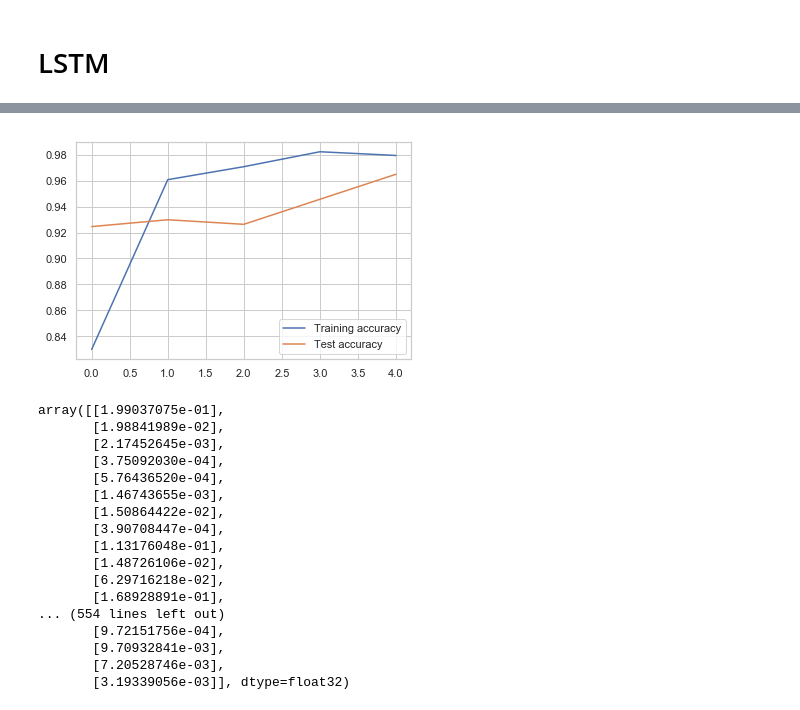
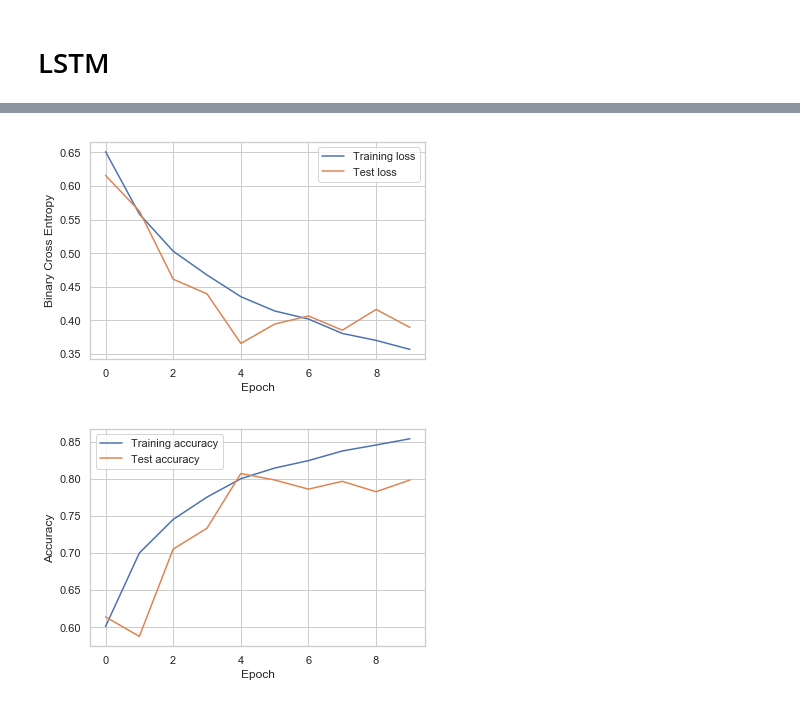
Before and after one commit to czhao39/exoplanet-detection, a Jupyter notebook: boxleastsquares_and_lstm.ipynb, the cells around one changed output, grey strips where cells are left out. Saved outputs shown, nothing was run; the diff lists cells and outputs as text; code cells hidden in the pictures.

Commit message:
Make LSTM much smaller; tweak some BLS stuff

```diff
--- a/boxleastsquares_and_lstm.ipynb
+++ b/boxleastsquares_and_lstm.ipynb
@@ -327,20 +332,24 @@ Confusion matrix:
 # %%
 import tensorflow as tf
 from tensorflow.keras.models import Sequential
-from tensorflow.keras.layers import LSTM, CuDNNLSTM, Dropout, Dense
+from tensorflow.keras.layers import Bidirectional, LSTM, CuDNNLSTM, Dense, Dropout, Activation
 from tensorflow.keras.optimizers import Adam
 
 model = Sequential([
 #     LSTM(16, input_shape=(x_train.shape[1], 1), dropout=0.2, recurrent_dropout=0.2),
-    tf.keras.layers.Bidirectional(tf.keras.layers.CuDNNLSTM(64, return_sequences=True)),
-    tf.keras.layers.Bidirectional(tf.keras.layers.CuDNNLSTM(16)),
-#     tf.keras.layers.Dense(32, activation='relu'),
-    tf.keras.layers.Dense(1, activation='sigmoid')
+#     Bidirectional(CuDNNLSTM(16, return_sequences=True)),
+    Bidirectional(CuDNNLSTM(4)),
+    Dense(4),
+    Dropout(0.5),
+    Dense(1),
+    Activation("sigmoid"),
 ])
-model.compile(optimizer=Adam(3e-4), loss='binary_crossentropy', metrics=['accuracy', tf.keras.metrics.FalseNegatives()])
+model.compile(optimizer=Adam(1e-3), loss='binary_crossentropy', metrics=['accuracy', tf.keras.metrics.FalseNegatives()])
 x_train_lstm = x_train_upsampled[:, :, np.newaxis]
 y_train_lstm = y_train_upsampled
 x_test_lstm = x_test[:, :, np.newaxis]
 y_test_lstm = y_test
+train_losses = []
+test_losses = []
 train_accuracies = []
 test_accuracies = []
@@ -355,6 +360,8 @@ N_EPOCHS = 5
 BATCH_SIZE = 32
 
 hist = model.fit(x_train_lstm, y_train_lstm, validation_data=(x_test_lstm, y_test_lstm), epochs=N_EPOCHS, batch_size=BATCH_SIZE)
+train_losses.extend(hist.history["loss"])
+test_losses.extend(hist.history["val_loss"])
 train_accuracies.extend(hist.history["acc"])
 test_accuracies.extend(hist.history["val_acc"])
 # %% [output]
@@ -376,8 +380,20 @@ Wall time: 15min 53s
-# %%
-plt.plot(train_accuracies, label="Training accuracy")
-plt.plot(test_accuracies, label="Test accuracy")
-plt.legend()
-plt.show()
-# %% [output]
-[figure, removed]
+# %%
+plt.plot(train_losses, label="Training loss")
+plt.plot(test_losses, label="Test loss")
+plt.xlabel("Epoch")
+plt.ylabel("Binary Cross Entropy")
+plt.legend()
+plt.savefig("lstm_loss.png", dpi=300, bbox_inches="tight")
+plt.show()
+
+plt.plot(train_accuracies, label="Training accuracy")
+plt.plot(test_accuracies, label="Test accuracy")
+plt.xlabel("Epoch")
+plt.ylabel("Accuracy")
+plt.legend()
+plt.savefig("lstm_accuracy.png", dpi=300, bbox_inches="tight")
+plt.show()
+# %% [output]
+[figure, added]
+[figure, added]
 # %%
@@ -385,20 +400,0 @@ lstm_test_preds = model.predict(x_test_lstm)
-# %%
-lstm_test_preds
-# %% [output]
-array([[1.99037075e-01],
-       [1.98841989e-02],
-       [2.17452645e-03],
-       [3.75092030e-04],
-       [5.76436520e-04],
-       [1.46743655e-03],
-       [1.50864422e-02],
-       [3.90708447e-04],
-       [1.13176048e-01],
-       [1.48726106e-02],
-       [6.29716218e-02],
-       [1.68928891e-01],
-... (554 lines left out)
-       [9.72151756e-04],
-       [9.70932841e-03],
-       [7.20528746e-03],
-       [3.19339056e-03]], dtype=float32)
```
Also changed, not shown: parts of 17 cells of this notebook.
